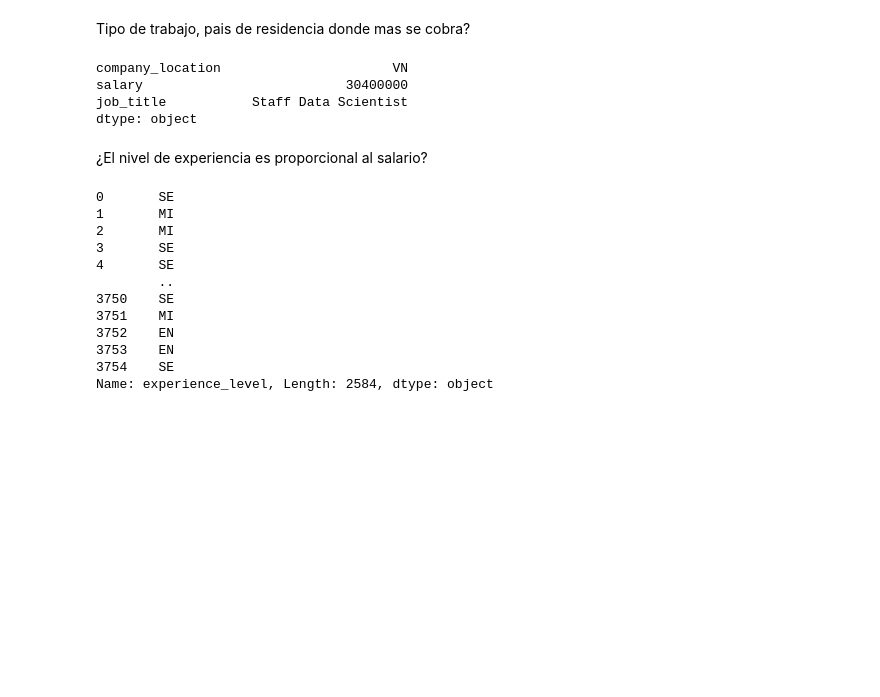
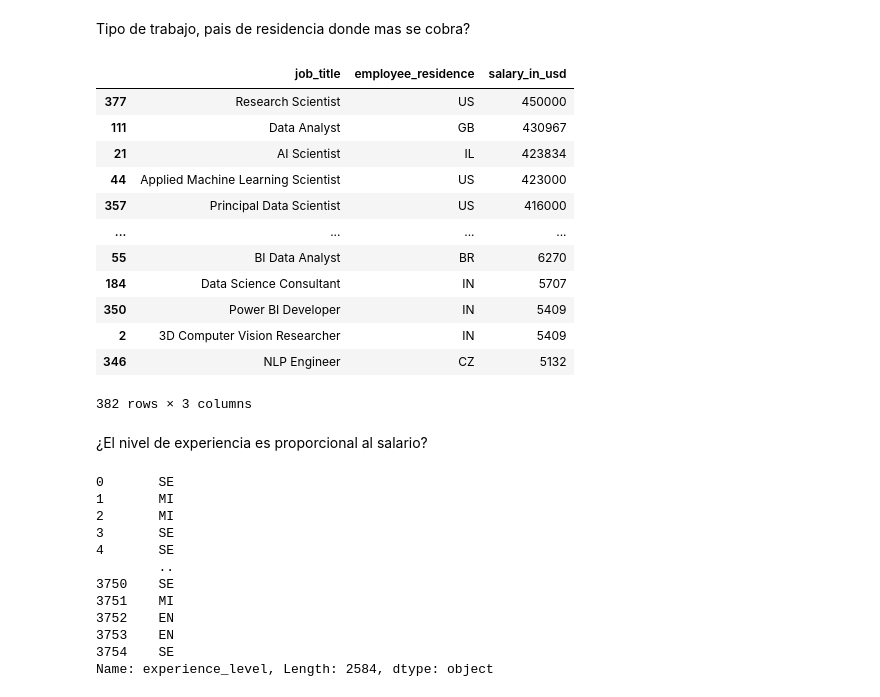
Before and after one commit to AnaLuna464/Data-Science-Salary, a Jupyter notebook: Notebook_Dat.ipynb, the cells around one changed output. Drawn from its saved outputs; the diff is of its cells as text; code cells hidden in the pictures; blank space fills up the shorter version.

```diff
--- a/Notebook_Dat.ipynb
+++ b/Notebook_Dat.ipynb
@@ -137,12 +146,21 @@ dtype: object
 # %% [markdown]
 Tipo de trabajo, pais de residencia donde mas se cobra?
-# %%
-df[["company_location","salary","job_title"]].max()
-# %% [output]
-company_location                      VN
-salary                          30400000
-job_title           Staff Data Scientist
-dtype: object
+# %%
+df.groupby(["job_title","employee_residence"])["salary_in_usd"].max().reset_index().sort_values(by="salary_in_usd",ascending=False)
+# %% [output]
+|  | job_title | employee_residence | salary_in_usd |
+| 377 | Research Scientist | US | 450000 |
+| 111 | Data Analyst | GB | 430967 |
+| 21 | AI Scientist | IL | 423834 |
+| 44 | Applied Machine Learning Scientist | US | 423000 |
+| 357 | Principal Data Scientist | US | 416000 |
+| ... | ... | ... | ... |
+| 55 | BI Data Analyst | BR | 6270 |
+| 184 | Data Science Consultant | IN | 5707 |
+| 350 | Power BI Developer | IN | 5409 |
+| 2 | 3D Computer Vision Researcher | IN | 5409 |
+| 346 | NLP Engineer | CZ | 5132 |
+382 rows × 3 columns
 # %% [markdown]
 ¿El nivel de  experiencia es proporcional al salario?
 # %%
```
Also changed, not shown: parts of 11 cells of this notebook.
